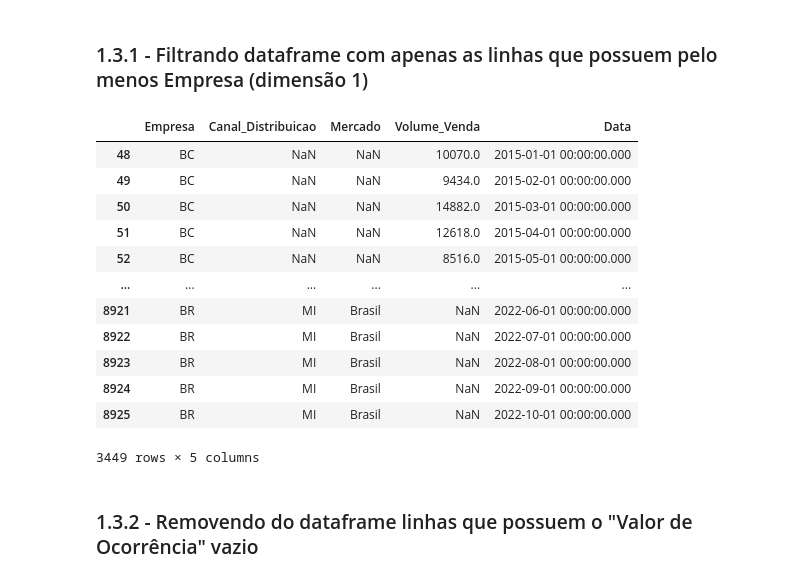
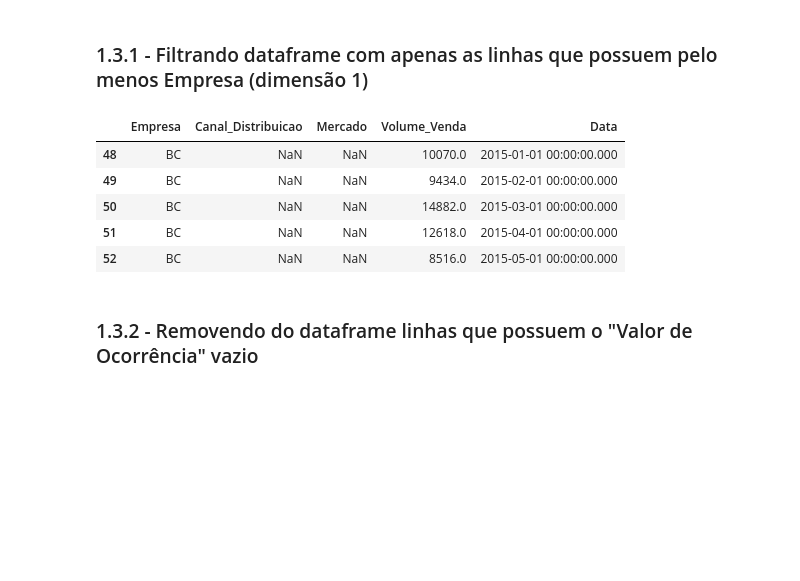
Before and after one commit to caiohrgm/analise_de_indicador_tcc_ufcg, a Jupyter notebook: Notebooks/EDA.ipynb, the cells around one changed output. Cells and saved outputs as stored; diff of their text form; code cells hidden in the pictures; blank space fills up the shorter version.

```diff
--- a/Notebooks/EDA.ipynb
+++ b/Notebooks/EDA.ipynb
@@ -135,28 +69,16 @@ df
 # %% [markdown]
 ### 1.3.1 - Filtrando dataframe com apenas as linhas que possuem pelo menos Empresa (dimensão 1)
 # %%
-df = df[
-                           ((df.Empresa != "NaN") & (df.Canal_Distribuicao == "NaN") & (df.Mercado == "NaN"))
-                          |((df.Empresa != "NaN") & (df.Canal_Distribuicao != "NaN") & (df.Mercado == "NaN"))
-                          |((df.Empresa != "NaN") & (df.Canal_Distribuicao != "NaN") & (df.Mercado != "NaN"))
-                        #   |((df.Empresa == "NaN") & (df.Canal_Distribuicao != "NaN") & (df.Mercado != "NaN")) # sem explicação;
-                        #   |((df.Empresa == "NaN") & (df.Canal_Distribuicao == "NaN") & (df.Mercado != "NaN")) # Não ocorre;
-                        #   |((df.Empresa == "NaN") & (df.Canal_Distribuicao == "NaN") & (df.Mercado == "NaN")) # Existem 228 casos;
-                          ]
-df
+df = df[((df.Empresa != "NaN") & (df.Canal_Distribuicao == "NaN") & (df.Mercado == "NaN"))
+        |((df.Empresa != "NaN") & (df.Canal_Distribuicao != "NaN") & (df.Mercado == "NaN"))
+        |((df.Empresa != "NaN") & (df.Canal_Distribuicao != "NaN") & (df.Mercado != "NaN"))]
+df.head(5)
 # %% [output]
 |  | Empresa | Canal_Distribuicao | Mercado | Volume_Venda | Data |
 | 48 | BC | NaN | NaN | 10070.0 | 2015-01-01 00:00:00.000 |
 | 49 | BC | NaN | NaN | 9434.0 | 2015-02-01 00:00:00.000 |
 | 50 | BC | NaN | NaN | 14882.0 | 2015-03-01 00:00:00.000 |
 | 51 | BC | NaN | NaN | 12618.0 | 2015-04-01 00:00:00.000 |
 | 52 | BC | NaN | NaN | 8516.0 | 2015-05-01 00:00:00.000 |
-| ... | ... | ... | ... | ... | ... |
-| 8921 | BR | MI | Brasil | NaN | 2022-06-01 00:00:00.000 |
-| 8922 | BR | MI | Brasil | NaN | 2022-07-01 00:00:00.000 |
-| 8923 | BR | MI | Brasil | NaN | 2022-08-01 00:00:00.000 |
-| 8924 | BR | MI | Brasil | NaN | 2022-09-01 00:00:00.000 |
-| 8925 | BR | MI | Brasil | NaN | 2022-10-01 00:00:00.000 |
-3449 rows × 5 columns
 # %% [markdown]
 ### 1.3.2 - Removendo do dataframe linhas que possuem o "Valor de Ocorrência" vazio
```
Also changed, not shown: parts of 80 cells of this notebook.
